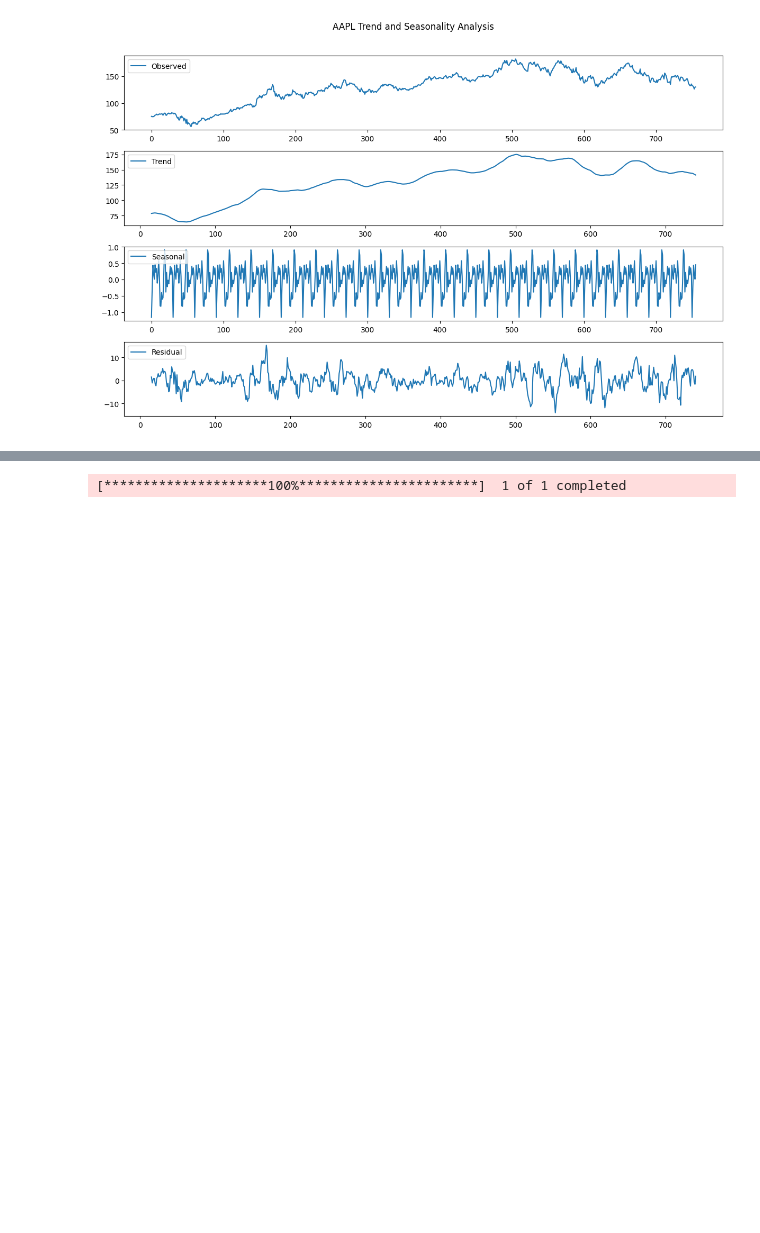
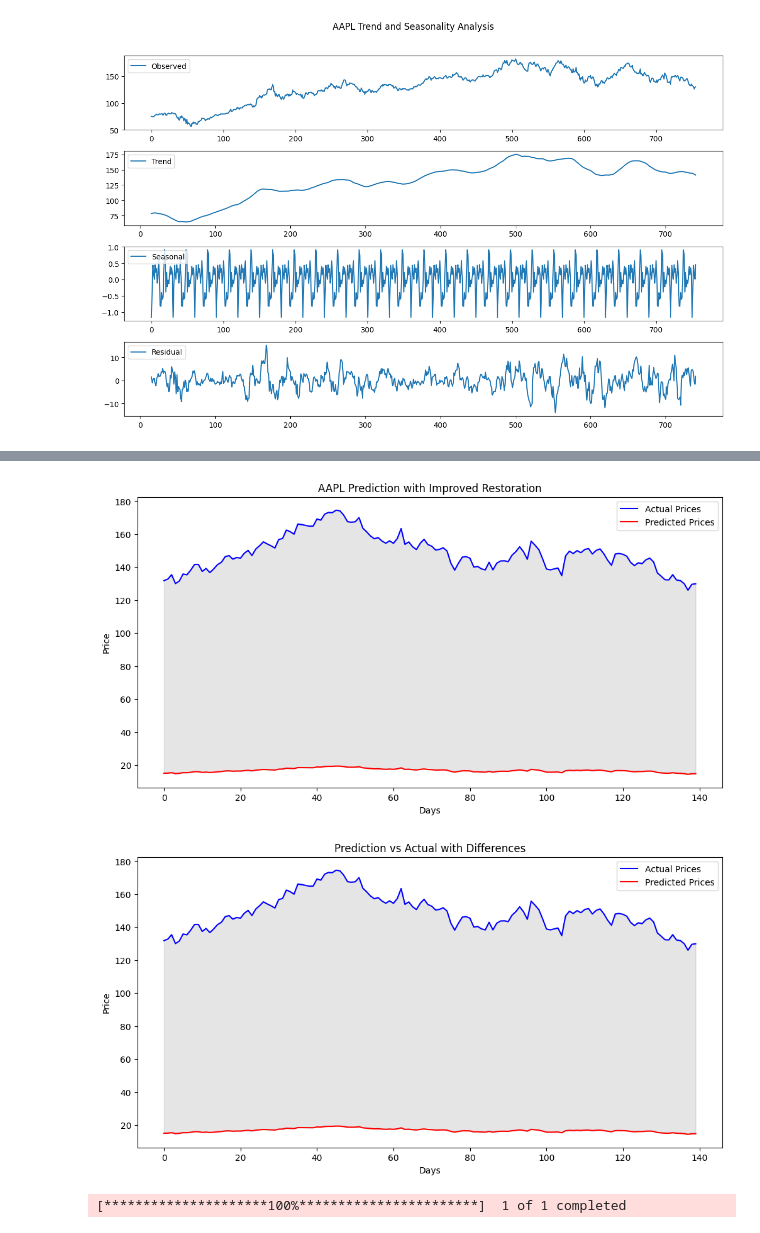
Before and after one commit to ad-astra-per-ardua/DataAnalysis, a Jupyter notebook: LTSM_Model_Task.ipynb, the cells around one changed output, grey strips where cells are left out. Cells and saved outputs as stored; diff of their text form; code cells hidden in the pictures; blank space fills up the shorter version.

```diff
--- a/LTSM_Model_Task.ipynb
+++ b/LTSM_Model_Task.ipynb
@@ -201,8 +188,0 @@ NameError: name 'X_train_detrended' is not defined
-# %%
-history_detrended = model.fit(
-    X_train_detrended, y_train_detrended,
-    validation_data=(X_test_detrended, y_test_detrended),
-    epochs=100,
-    batch_size=64,
-    callbacks=callbacks
-)
@@ -261,51 +220,25 @@ Epoch 10/100
 # %%
-aapl_trend, aapl_detrended = hpfilter(closing_prices, lamb=1600)
 
-# 잔차 데이터 정규화
-scaler_detrended = MinMaxScaler(feature_range=(0, 1))
-aapl_detrended_scaled = scaler_detrended.fit_transform(aapl_detrended.reshape(-1, 1))
+alpha = 0.8
+beta = 1 - alpha
 
-# 추세 데이터 정규화 (필요 시)
-scaler_trend = MinMaxScaler(feature_range=(0, 1))
-aapl_trend_scaled = scaler_trend.fit_transform(aapl_trend.reshape(-1, 1))
-
-# 잔차 데이터로 시퀀스 생성
-X_train_detrended, y_train_detrended = create_sequences(aapl_detrended_scaled[:train_size], sequence_length)
-X_test_detrended, y_test_detrended = create_sequences(aapl_detrended_scaled[train_size:], sequence_length)
-
-# LSTM 모델 학습 (잔차 데이터)
-history_detrended = model.fit(
-    X_train_detrended, y_train_detrended,
-    validation_data=(X_test_detrended, y_test_detrended),
-    epochs=100,
-    batch_size=64,
-    callbacks=callbacks
-)
-
-# 잔차 예측
 predicted_prices_detrended = model.predict(X_test_detrended)
 
-# 추세 복원
 start_idx = train_size + sequence_length
 end_idx = start_idx + len(predicted_prices_detrended)
 
-# 슬라이싱 범위 초과 방지
-if end_idx > len(aapl_trend):
-    end_idx = len(aapl_trend)
+if end_idx > len(closing_prices):
+    end_idx = len(closing_prices)
 
-# 추세 데이터와 잔차 결합
-trend_component = aapl_trend[start_idx:end_idx].reshape(-1, 1)
-predicted_prices_restored = scaler_detrended.inverse_transform(predicted_prices_detrended) + trend_component
+trend_component = closing_prices[start_idx:end_idx].reshape(-1, 1)
 
-# 실제 값 복원
-actual_prices_restored = closing_prices[train_size + sequence_length:train_size + sequence_length + len(predicted_prices_restored)].reshape(-1, 1)
+actual_prices_restored = closing_prices[start_idx:end_idx].reshape(-1, 1)
 
-# 길이 맞추기
 min_len = min(len(actual_prices_restored), len(predicted_prices_restored))
 actual_prices_restored = actual_prices_restored[:min_len]
 predicted_prices_restored = predicted_prices_restored[:min_len]
 
-# 시각화
-plot_predictions(actual_prices_restored, predicted_prices_restored, title="AAPL Prediction with HP Filter Restoration")
+# fck overfitting
+plot_predictions(actual_prices_restored, predicted_prices_restored, title="AAPL Prediction with Improved Restoration")
 compare_predictions(actual_prices_restored, predicted_prices_restored)
 # %% [output]
@@ -329,3 +246,5 @@ Epoch 36/100
+[figure, added]
+[figure, added]
 # %%
 # Start of BTC Part
 btc_data = yf.download('BTC-USD', start='2020-01-01', end='2023-01-01')
```
Also changed, not shown: parts of 13 cells of this notebook.
